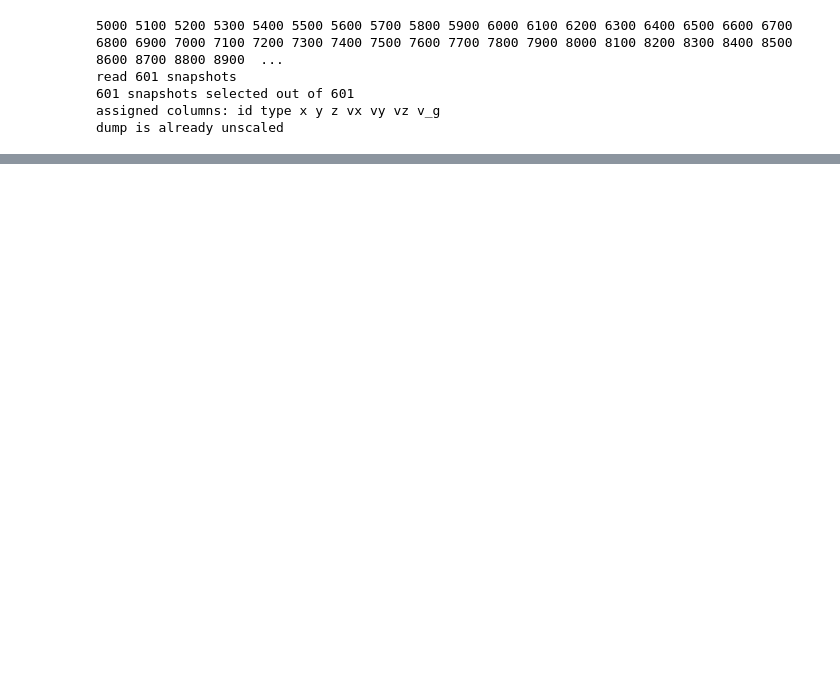
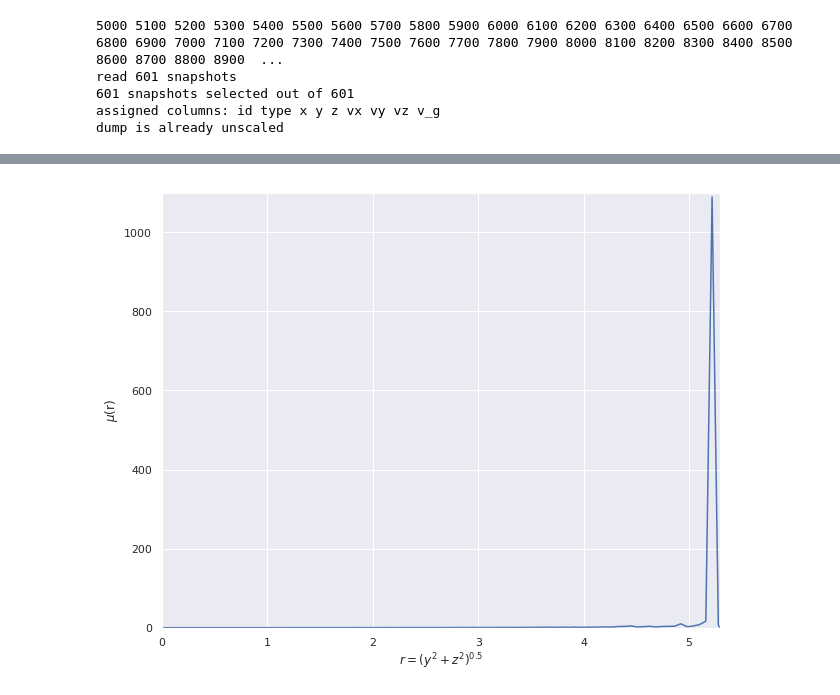
Before and after one commit to auduntre/FYS4460, a Jupyter notebook: Project2/task_h/task_h.ipynb, the cells around one changed output, grey strips where cells are left out. Cells and saved outputs as stored; diff of their text form; code cells hidden in the pictures; blank space fills up the shorter version.

```diff
--- a/Project2/task_h/task_h.ipynb
+++ b/Project2/task_h/task_h.ipynb
@@ -98,0 +103,13 @@ show()
+# %%
+shape(bin_r)
+#shape(avg_vx)
+mu = (0.1 * (bin_r**2))/(4 * avg_vx)
+# %%
+plot(bin_r, mu)
+xlabel('$r=(y^2+z^2)^{0.5}$')
+ylabel('$\mu$(r)')
+ylim(0 , 1100)
+xlim(0 , 5.29)
+show()
+# %% [output]
+[figure, added]
```
Also changed, not shown: parts of 6 cells of this notebook.
